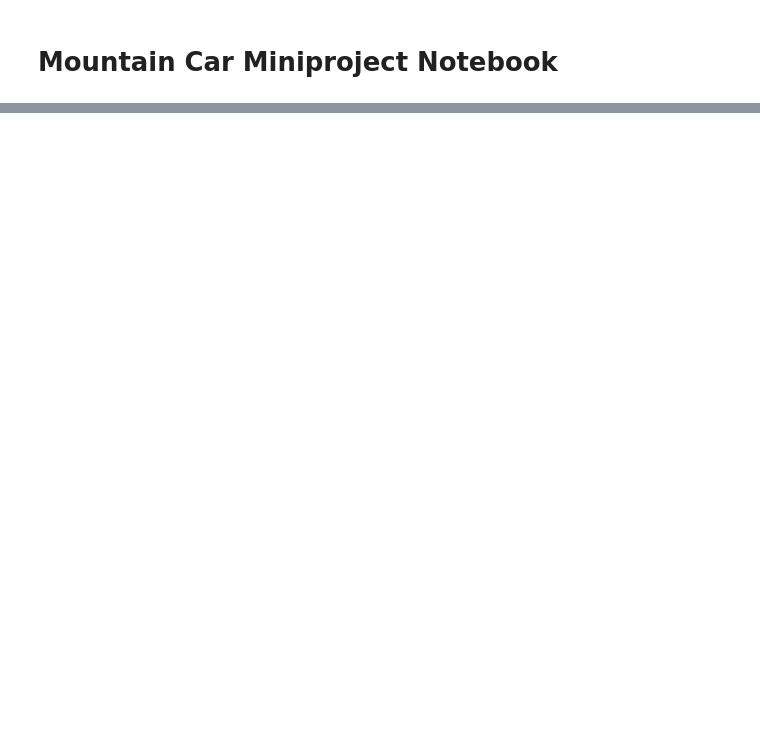
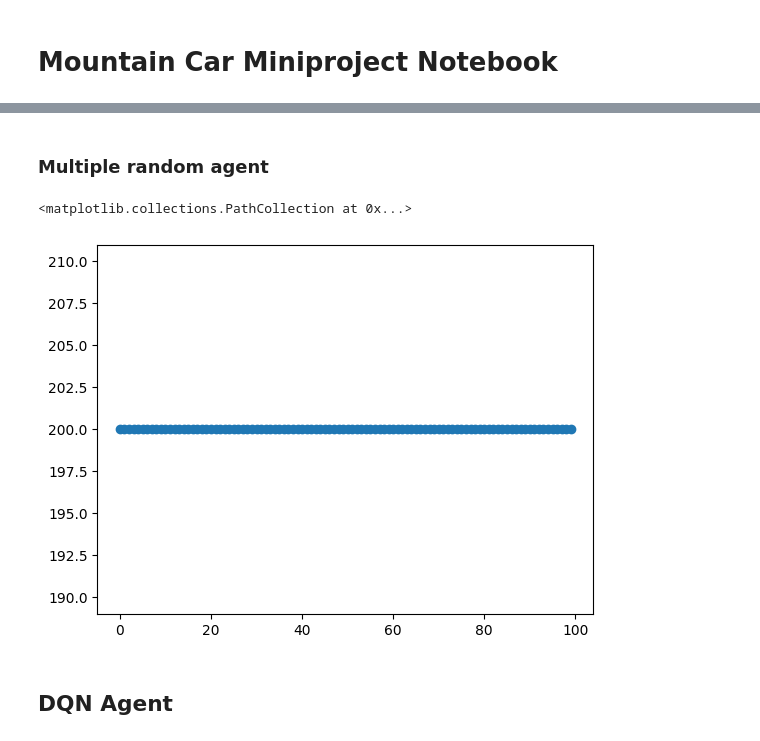
Before and after one commit to schiesser/MontainCar, a Jupyter notebook: test.ipynb, the cells around one changed output, grey strips where cells are left out. Cells and saved outputs as stored; diff of their text form; code cells hidden in the pictures; blank space fills up the shorter version.

Commit message:
continue randomAgent + prototype class strcuture for DQN

```diff
--- a/test.ipynb
+++ b/test.ipynb
@@ -21,0 +24,17 @@ plt.plot(positions)
+# %% [markdown]
+### Multiple random agent
+# %%
+num_episode=100
+episode_duration=[]
+for ep in range(num_episode):
+    new_random_agent = RandomAgent()
+    _ = new_random_agent.run()
+    duration = len(new_random_agent.observations)
+    episode_duration.append(duration)
+# %%
+plt.scatter(range(num_episode),episode_duration)
+# %% [output]
+<matplotlib.collections.PathCollection at 0x...>
+[figure, added]
+# %% [markdown]
+## DQN Agent
```
Also changed, not shown: parts of 4 cells of this notebook, 1 other file.
